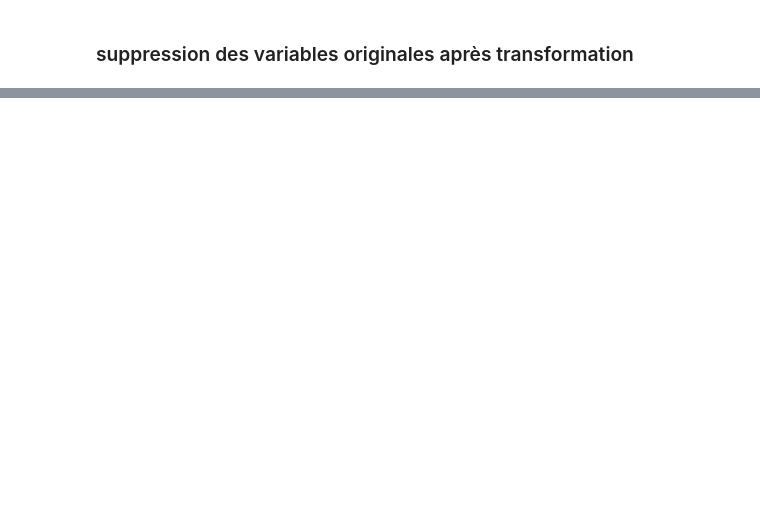
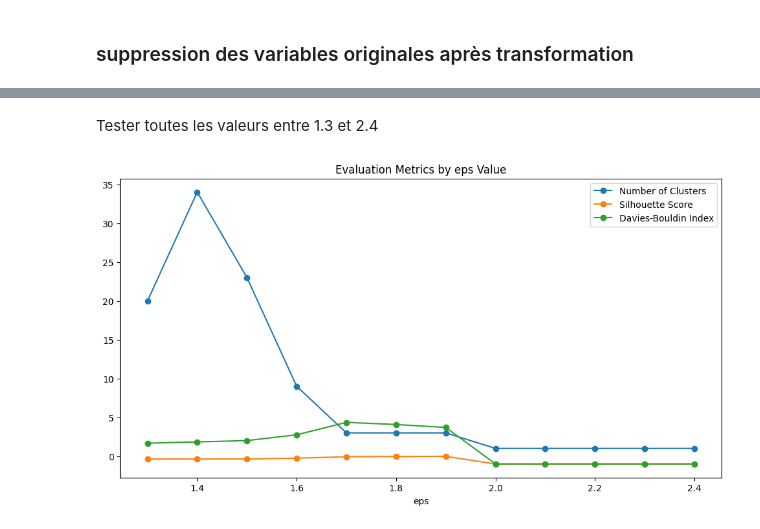
Before and after one commit to chabiadjobo/typologie_chansons_francaises, a Jupyter notebook: typologie.ipynb, the cells around one changed output, grey strips where cells are left out. Saved outputs shown, nothing was run; the diff lists cells and outputs as text; code cells hidden in the pictures; blank space fills up the shorter version.

```diff
--- a/typologie.ipynb
+++ b/typologie.ipynb
@@ -335,0 +748,50 @@ profile.to_file("rapport_after_normalisation.html")
+# %% [markdown]
+Tester toutes les valeurs entre 1.3 et 2.4
+# %%
+# Initialisation de la liste pour stocker les résultats
+results = []
+
+# Boucle sur les différentes valeurs de eps
+for eps in [round(i, 1) for i in list(np.arange(1.3, 2.5, 0.1))]:
+    # Appliquer DBSCAN avec la valeur de eps courante
+    dbscan = DBSCAN(eps=eps, min_samples=10)
+    dbscan_labels = dbscan.fit_predict(features)
+
+    # Calcul du nombre de clusters (en excluant les outliers avec le label -1)
+    n_clusters = len(set(dbscan_labels)) - (1 if -1 in dbscan_labels else 0)
+
+    # Évaluation des résultats seulement si au moins 2 clusters sont trouvés
+    if n_clusters > 1:
+        dbscan_silhouette = silhouette_score(features, dbscan_labels)
+        dbscan_davies_bouldin = davies_bouldin_score(features, dbscan_labels)
+    else:
+        dbscan_silhouette = -1
+        dbscan_davies_bouldin = -1
+    n_outliers = list(dbscan_labels).count(-1)
+    percentage_outliers = n_outliers / len(features)
+
+    # Ajouter les résultats dans la liste
+    results.append({
+        'eps': eps,
+        'n_clusters': n_clusters,
+        'silhouette_score': dbscan_silhouette,
+        'davies_bouldin_index': dbscan_davies_bouldin,
+        'n_outliers' : n_outliers,
+        'percentage_outliers' : percentage_outliers
+    })
+
+# Convertir la liste en dataframe
+results_DBSCAN_eps = pd.DataFrame(results)
+
+#Graphiques des scores
+plt.figure(figsize=(12, 6))
+plt.plot(results_DBSCAN_eps['eps'], results_DBSCAN_eps['n_clusters'], label='Number of Clusters', marker='o')
+plt.plot(results_DBSCAN_eps['eps'], results_DBSCAN_eps['silhouette_score'], label='Silhouette Score', marker='o')
+plt.plot(results_DBSCAN_eps['eps'], results_DBSCAN_eps['davies_bouldin_index'], label='Davies-Bouldin Index', marker='o')
+
+plt.xlabel('eps')
+plt.legend()
+plt.title('Evaluation Metrics by eps Value')
+plt.show()
+# %% [output]
+[figure, added]
```
Also changed, not shown: parts of 83 cells of this notebook, 19 other files.
